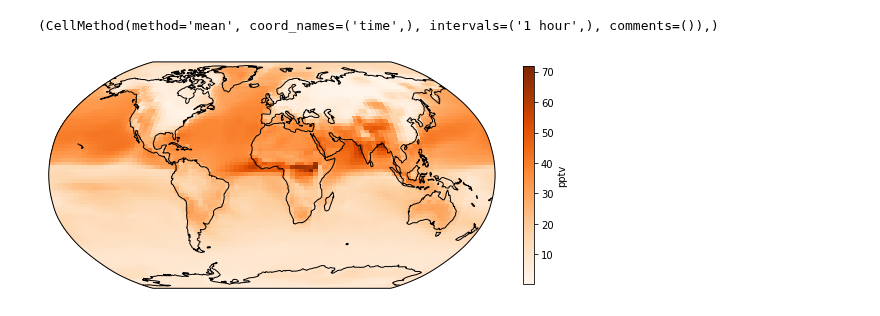
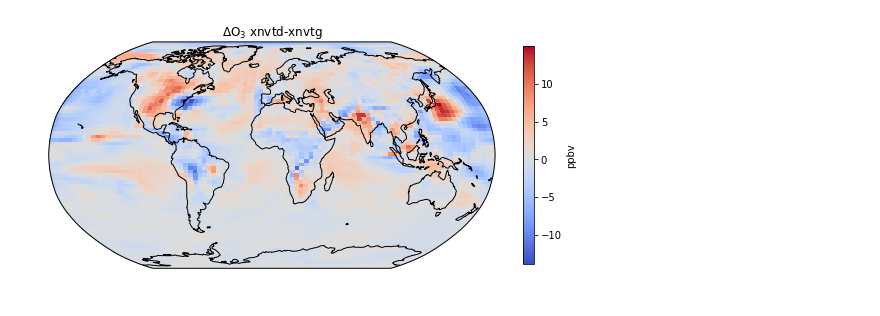
Before and after one commit to mzamyatina/phd_ukca, a Jupyter notebook: ukca_vs_ukca.ipynb, the cells around one changed output. Saved outputs shown, nothing was run; the diff lists cells and outputs as text; code cells hidden in the pictures.

Commit message:
simple map of montly ozone delta

```diff
--- a/ukca_vs_ukca.ipynb
+++ b/ukca_vs_ukca.ipynb
@@ -40,8 +30,0 @@ savefig = False
-# %%
-# Read UKCA NetCDF files (takes some time)
-ukca_run_name = 'xnvtc'
-fname_ukca_run = 'xnvtc_o3.nc'
-path_to_ukca_run = Path('../data') / ukca_run_name
-cb_o3 = iris.load_cube(str(path_to_ukca_run / fname_ukca_run))
-# # Load altitude coordinate
-# alt_coord = iris.load_cube(str(Path('../data')/'ukca_coords_n96e_marcus_180705.nc'),'mass_fraction_of_ozone_in_air').coord('altitude')
@@ -67,4 +30,0 @@ cb_o3
-# %%
-print(cb_o3.cell_methods)
-# %% [output]
-(CellMethod(method='mean', coord_names=('time',), intervals=('1 hour',), comments=()),)
@@ -74,12 +31,21 @@ mp_cf_kwargs = dict(transform=ccrs.PlateCarree(), cmap='Oranges')
+# %%
+# Read data
+run1 = 'xnvtc'; run2 = 'xnvtg'; run3 = 'xnvtd'
+path_to_ukca = Path('../data')
+# o3_cb_run1 = iris.load_cube(str(path_to_ukca / run1 / f'{run1}_o3.nc'))*coeff_o3
+o3_cb_run2 = iris.load_cube(str(path_to_ukca / run2 / f'{run2}_o3.nc'))*coeff_o3
+o3_cb_run3 = iris.load_cube(str(path_to_ukca / run3 / f'{run3}_o3.nc'))*coeff_o3
+# %%
+o3_cb_diff = o3_cb_run3.data - o3_cb_run2.data
 # %%
-cyclic_o3, cyclic_lons = cartopy.util.add_cyclic_point(cb_o3.data*coeff_o3, coord=cb_o3.coord('longitude').points)
+cyclic_o3_diff, cyclic_lons = cartopy.util.add_cyclic_point(o3_cb_diff, coord=o3_cb_run2.coord('longitude').points)
 # %%
-# Plot sampling locations and model surface concentration (hybrid height level 0)
 fig, ax = plt.subplots(figsize=(10, 10), subplot_kw=dict(projection=ccrs.Robinson(central_longitude=0)), facecolor='w')
-p1 = ax.pcolormesh(cyclic_lons, cb_o3.coord('latitude').points, cyclic_o3[0,0,...], **mp_cf_kwargs);
+mp_cf_kwargs = dict(transform=ccrs.PlateCarree(), cmap='coolwarm')
+p1 = ax.pcolormesh(cyclic_lons, o3_cb_run2.coord('latitude').points, cyclic_o3_diff[20,0,...], **mp_cf_kwargs);
 ax.coastlines();
 ax.set_global();
-# ax.set_title(f'{str_o3}\nATom '+atom_date.strftime('%B %Y')+f'\nUKCA {ukca_run_name} '+ukca_date.strftime('%B %Y')+' (mean) surface');
-fig.colorbar(p1, shrink=0.4, label='pptv');
+ax.set_title(f'$\Delta${str_o3} {run3}-{run2}');
+fig.colorbar(p1, shrink=0.4, label='ppbv');
 # %% [output]
-[figure, old version]
+[figure, new version]
```
Also changed, not shown: parts of 6 cells of this notebook.
